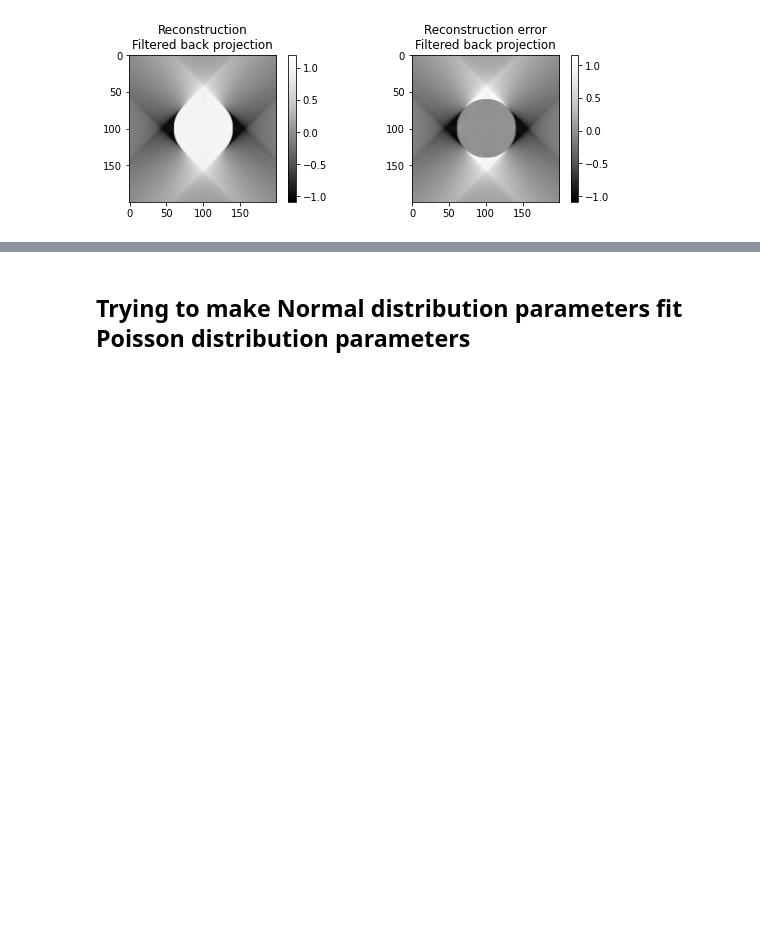
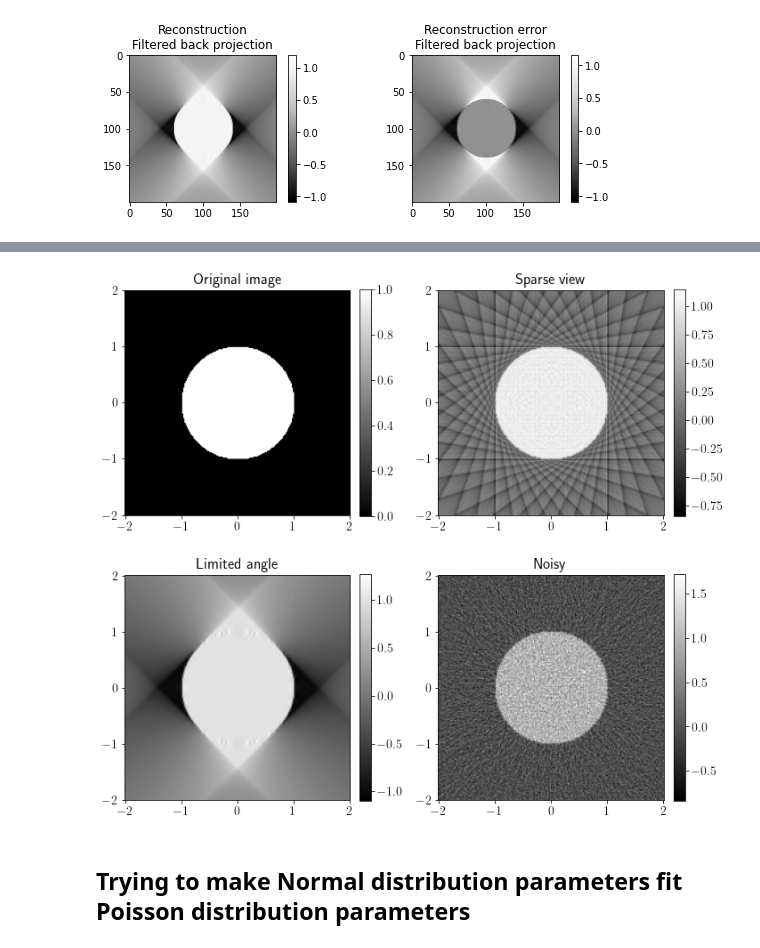
Before and after one commit to FromTheMountain/bachelorproject-code, a Jupyter notebook: new_FBP.ipynb, the cells around one changed output, grey strips where cells are left out. Saved outputs shown, nothing was run; the diff lists cells and outputs as text; code cells hidden in the pictures; blank space fills up the shorter version.

```diff
--- a/new_FBP.ipynb
+++ b/new_FBP.ipynb
@@ -305,3 +308,55 @@ for mode in [sparse_view, limited_angle, noisy]:
+# %%
+from mpl_toolkits.axes_grid1 import ImageGrid
+from radontools import add_scan_noise
+
+plt.rcParams.update({"text.usetex": True, "font.size": 14})
+
+fig, axs = plt.subplots(2, 2, figsize=(10, 10))
+
+grid = axs.flat
+
+img = 0.01 * get_mask(r=0.5)
+
+vmin, vmax = -1, 2
+
+grid[0].imshow(100 * img)
+grid[0].set_title('Original image')
+
+# Sparse view image
+theta = np.linspace(0, 180, 20, endpoint=False)
+sinogram = radon(img, theta=theta, circle=False)
+reconstruction = iradon(sinogram, theta=theta, circle=False)
+grid[1].imshow(100 * reconstruction)
+grid[1].set_title('Sparse view')
+
+# Limited angle reconstruction
+theta = np.linspace(-45., 45., max(img.shape)//2, endpoint=False)
+sinogram = radon(img, theta=theta, circle=False)
+reconstruction = iradon(sinogram, theta=theta, circle=False)
+grid[2].imshow(100 * reconstruction)
+grid[2].set_title('Limited angle')
+
+# Noisy reconstruction
+noisy_reconstruction = add_scan_noise(img, I_0=1000)
+grid[3].imshow(100 * noisy_reconstruction)
+grid[3].set_title('Noisy')
+
+for ax in grid:
+    ax.set_xticks(np.linspace(0, 199, 5))
+    ax.set_xticklabels(['$-2$', '$-1$', '$0$', '$1$', '$2$'])
+    ax.set_yticks(np.linspace(199, 0, 5))
+    ax.set_yticklabels(['$-2$', '$-1$', '$0$', '$1$', '$2$'])
+    plt.colorbar(ax.get_images()[0], ax=ax, fraction=0.046, pad=0.04)
+
+# grid[0].set_yticks(np.linspace(0, 199, 5))
+# grid[0].set_yticklabels(['$-2$', '$-1$', '$0$', '$1$', '$2$'])
+
+plt.subplots_adjust(wspace=1.5)
+
+plt.tight_layout()
+plt.savefig('reconstruction-artifacts.png')
+# %% [output]
+[figure, added]
 # %% [markdown]
 ## Trying to make Normal distribution parameters fit Poisson distribution parameters
 # %%
```
Also changed, not shown: parts of 5 cells of this notebook, 1 other file.
